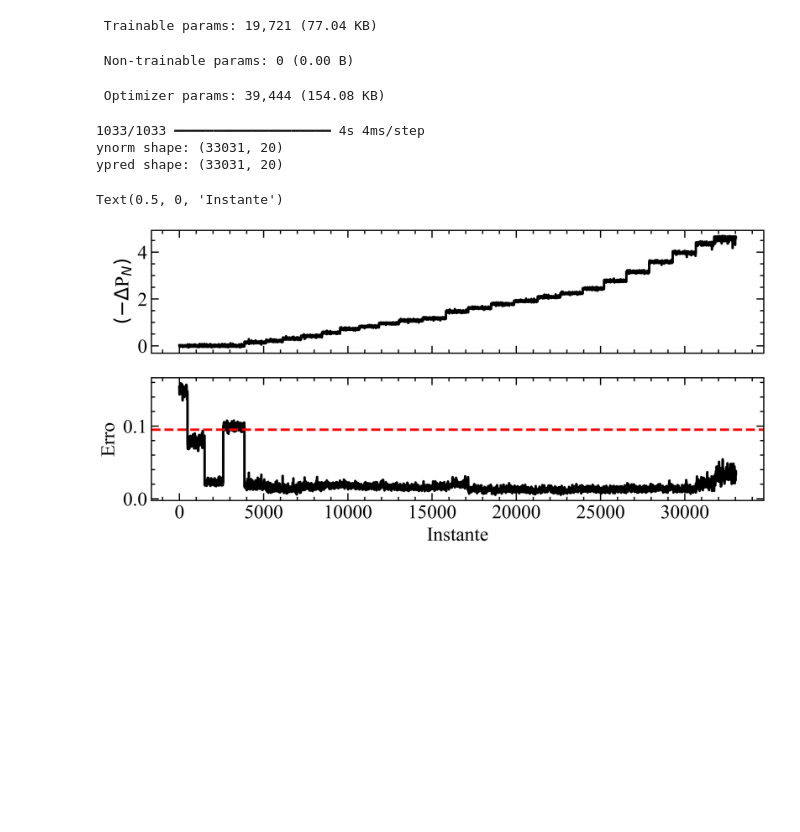
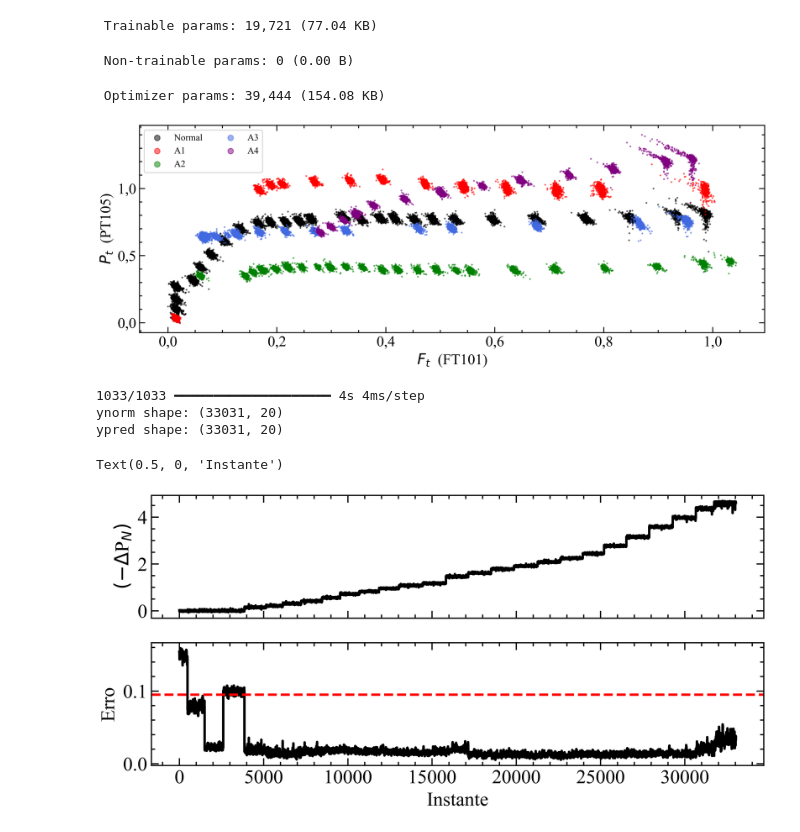
Before and after one commit to ViniMelloeMuller/fluidization-AE, a Jupyter notebook: notebooks/anomalies.ipynb, the cells around one changed output. Cells and saved outputs as stored; diff of their text form; code cells hidden in the pictures; blank space fills up the shorter version.

```diff
--- a/notebooks/anomalies.ipynb
+++ b/notebooks/anomalies.ipynb
@@ -3,6 +3,7 @@ import matplotlib.pyplot as plt
 import seaborn as sns
 import numpy as np
 import scienceplots
+import locale
 import pandas as pd
 from tensorflow import keras
 from utils.helper import (
@@ -14,11 +15,14 @@ import sys
 sys.path.append("../")
 from train_model import PARAMETERS
 
+locale.setlocale(locale.LC_ALL, "pt_BR.UTF-8")
+
 plt.style.use(["science", "ieee", "notebook"])
 
-plt.rcParams["font.size"] = 12
+plt.rcParams["font.size"] = 10
 plt.rcParams["font.family"] = "Times New Roman"
-plt.rcParams["figure.figsize"] = (9, 4)
+plt.rcParams["figure.figsize"] = (12, 4) #16 é a largura do artigo
+plt.rcParams['axes.formatter.use_locale'] = True
 # %%
 # carregando os dados para a memória
 DEFAULT_WS = PARAMETERS["window_size"]
@@ -81,6 +71,28 @@ Model: "sequential"
  Trainable params: 19,721 (77.04 KB)
  Non-trainable params: 0 (0.00 B)
  Optimizer params: 39,444 (154.08 KB)
+# %%
+plt.scatter(Xscaler.transform(Xnormal)[:, 0, 0], Yscaler.transform(Ynormal)[:, 0, 0], label="Normal", s=1, alpha=0.5)
+
+plt.scatter(Xscaler.transform(Xanomalies[0])[:, 0, 0], Yscaler.transform(Yanomalies[0])[:, 0, 0], label="A1", s=1, alpha=0.5, c="r")
+plt.scatter(Xscaler.transform(Xanomalies[1])[:, 0, 0], Yscaler.transform(Yanomalies[1])[:, 0, 0], label="A2", s=1, alpha=0.5, c="g")
+plt.scatter(Xscaler.transform(Xanomalies[2])[:, 0, 0], Yscaler.transform(Yanomalies[2])[:, 0, 0], label="A3", s=1, alpha=0.5, c="royalblue")
+plt.scatter(Xscaler.transform(Xanomalies[3])[:, 0, 0], Yscaler.transform(Yanomalies[3])[:, 0, 0], label="A4", s=1, alpha=0.5, c="purple")
+
+
+plt.xlabel(r"$F_t$  (FT101)")
+plt.ylabel(r"$P_t$  (PT105)")
+
+lgnd = plt.legend(ncol=2, loc="upper left", fontsize=10, frameon=True)
+lgnd.legend_handles[0]._sizes = [35]
+lgnd.legend_handles[1]._sizes = [35]
+lgnd.legend_handles[2]._sizes = [35]
+lgnd.legend_handles[3]._sizes = [35]
+lgnd.legend_handles[4]._sizes = [35]
+
+plt.savefig("../images/scatter.png", dpi=300, bbox_inches="tight")
+# %% [output]
+[figure, added]
 # %%
 # 1) Analisar os erros no conjunto de treino
 
```
Also changed, not shown: parts of 6 cells of this notebook, 1 other file.
